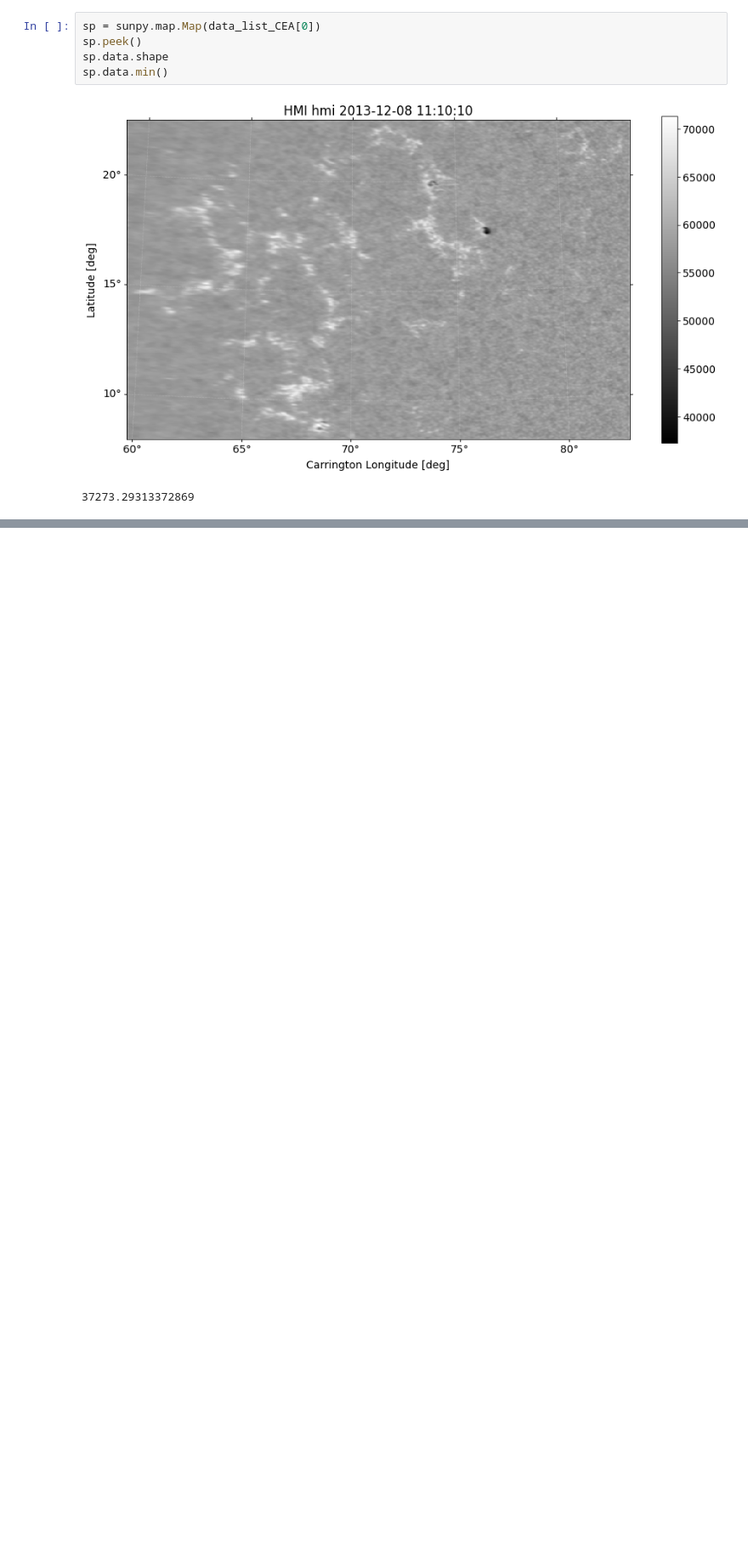
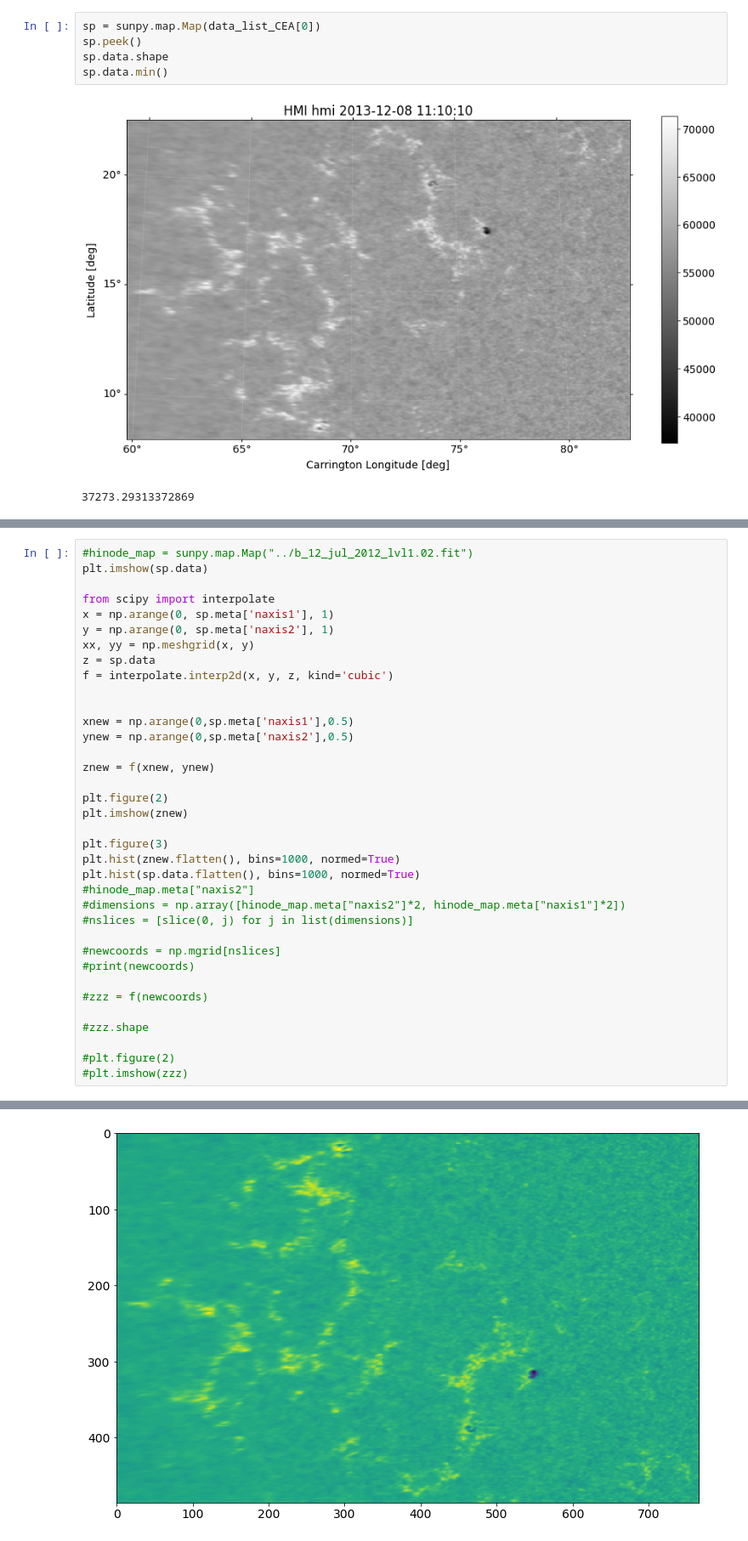
Before and after one commit to lzivadinovic/ondrejov_internship_2019, a Jupyter notebook: does_sunpy_resample_update_header.ipynb, the cells around one changed output, grey strips where cells are left out. Shown at 85% size. Saved outputs shown, nothing was run; the diff lists cells and outputs as text; blank space fills up the shorter version.

```diff
--- a/does_sunpy_resample_update_header.ipynb
+++ b/does_sunpy_resample_update_header.ipynb
@@ -100,0 +105,37 @@ plt.show()
+# %%
+#hinode_map = sunpy.map.Map("../b_12_jul_2012_lvl1.02.fit")
+plt.imshow(sp.data)
+
+from scipy import interpolate
+x = np.arange(0, sp.meta['naxis1'], 1)
+y = np.arange(0, sp.meta['naxis2'], 1)
+xx, yy = np.meshgrid(x, y)
+z = sp.data
+f = interpolate.interp2d(x, y, z, kind='cubic')
+
+
+xnew = np.arange(0,sp.meta['naxis1'],0.5)
+ynew = np.arange(0,sp.meta['naxis2'],0.5)
+
+znew = f(xnew, ynew)
+
+plt.figure(2)
+plt.imshow(znew)
+
+plt.figure(3)
+plt.hist(znew.flatten(), bins=1000, normed=True)
+plt.hist(sp.data.flatten(), bins=1000, normed=True)
+#hinode_map.meta["naxis2"]
+#dimensions = np.array([hinode_map.meta["naxis2"]*2, hinode_map.meta["naxis1"]*2])
+#nslices = [slice(0, j) for j in list(dimensions)]
+
+#newcoords = np.mgrid[nslices]
+#print(newcoords)
+
+#zzz = f(newcoords)
+
+#zzz.shape
+
+#plt.figure(2)
+#plt.imshow(zzz)
+# %% [output]
@@ -100,0 +161 @@ plt.show()
+[figure, added]
```
Also changed, not shown: parts of 4 cells of this notebook.
